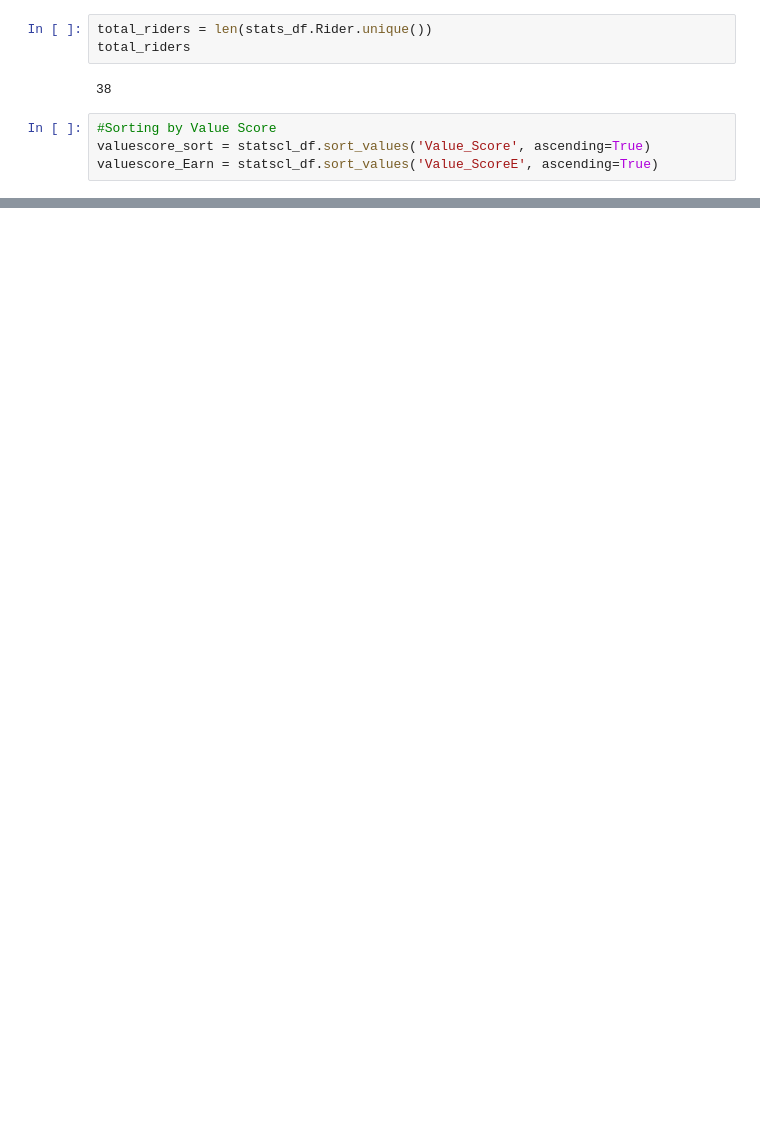
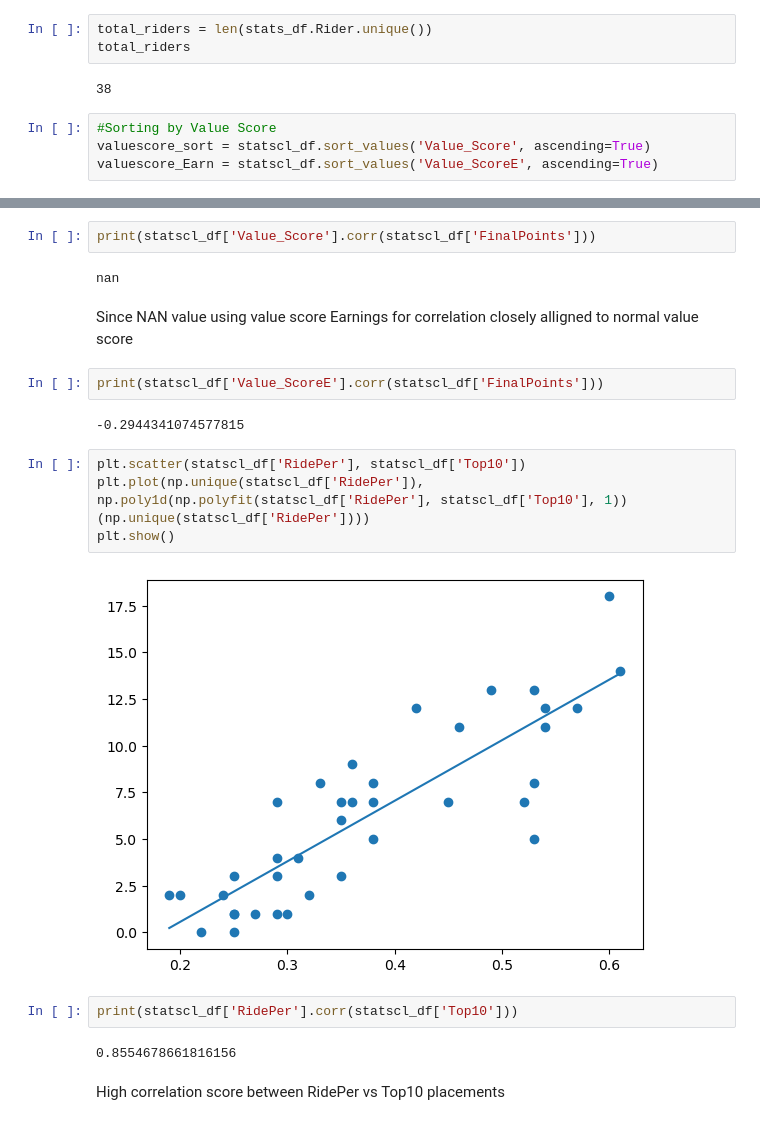
Before and after one commit to oas95/PBR_Analysis, a Jupyter notebook: data_exploration.ipynb, the cells around one changed output, grey strips where cells are left out. Cells and saved outputs as stored; diff of their text form; blank space fills up the shorter version.

```diff
--- a/data_exploration.ipynb
+++ b/data_exploration.ipynb
@@ -177,0 +143,22 @@ stats_df.hvplot.hist('RidePer', bins=30)
+# %%
+print(statscl_df['Value_Score'].corr(statscl_df['FinalPoints']))
+# %% [output]
+nan
+# %% [markdown]
+Since NAN value using value score Earnings for correlation closely alligned to normal value score
+# %%
+print(statscl_df['Value_ScoreE'].corr(statscl_df['FinalPoints']))
+# %% [output]
+-0.2944341074577815
+# %%
+plt.scatter(statscl_df['RidePer'], statscl_df['Top10'])
+plt.plot(np.unique(statscl_df['RidePer']), np.poly1d(np.polyfit(statscl_df['RidePer'], statscl_df['Top10'], 1))(np.unique(statscl_df['RidePer'])))
+plt.show()
+# %% [output]
+[figure, added]
+# %%
+print(statscl_df['RidePer'].corr(statscl_df['Top10']))
+# %% [output]
+0.8554678661816156
+# %% [markdown]
+High correlation score between RidePer vs Top10 placements
```
Also changed, not shown: parts of 13 cells of this notebook.
